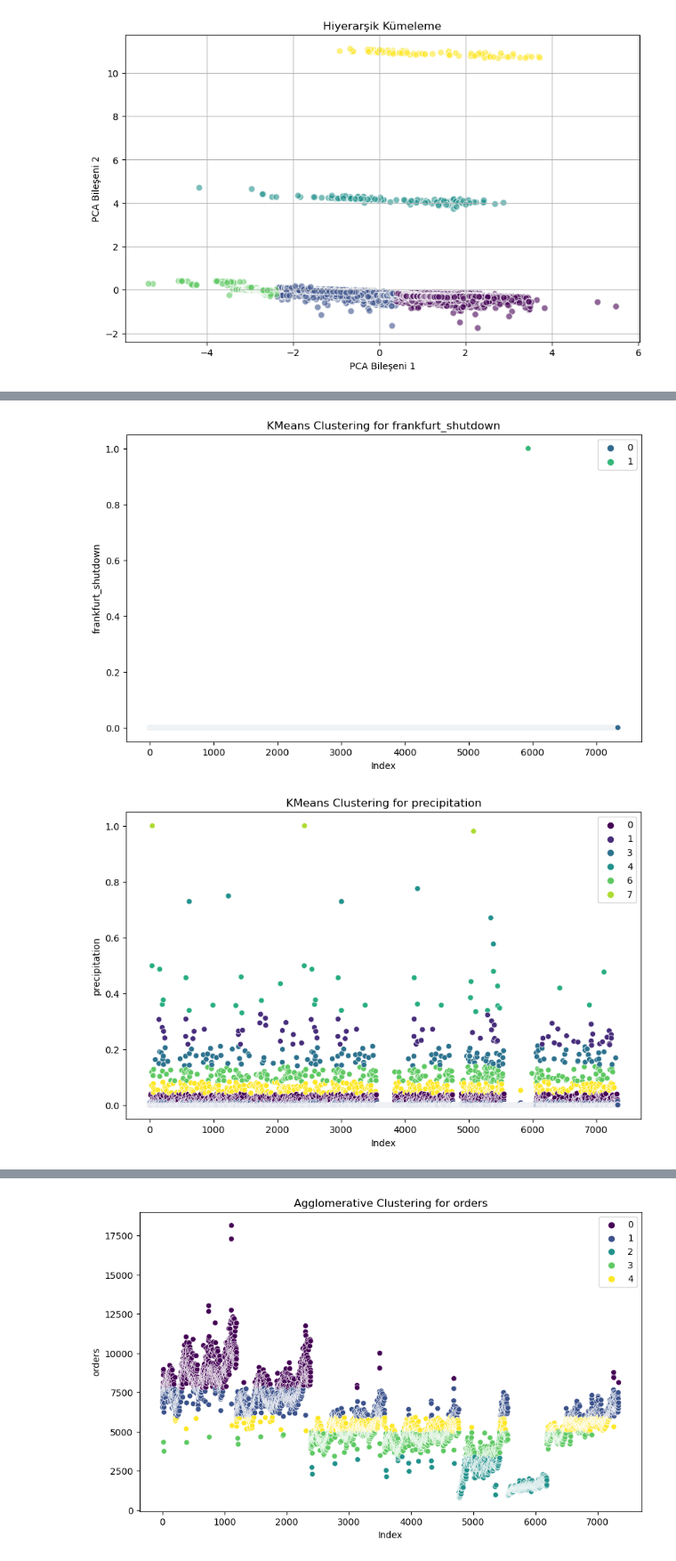
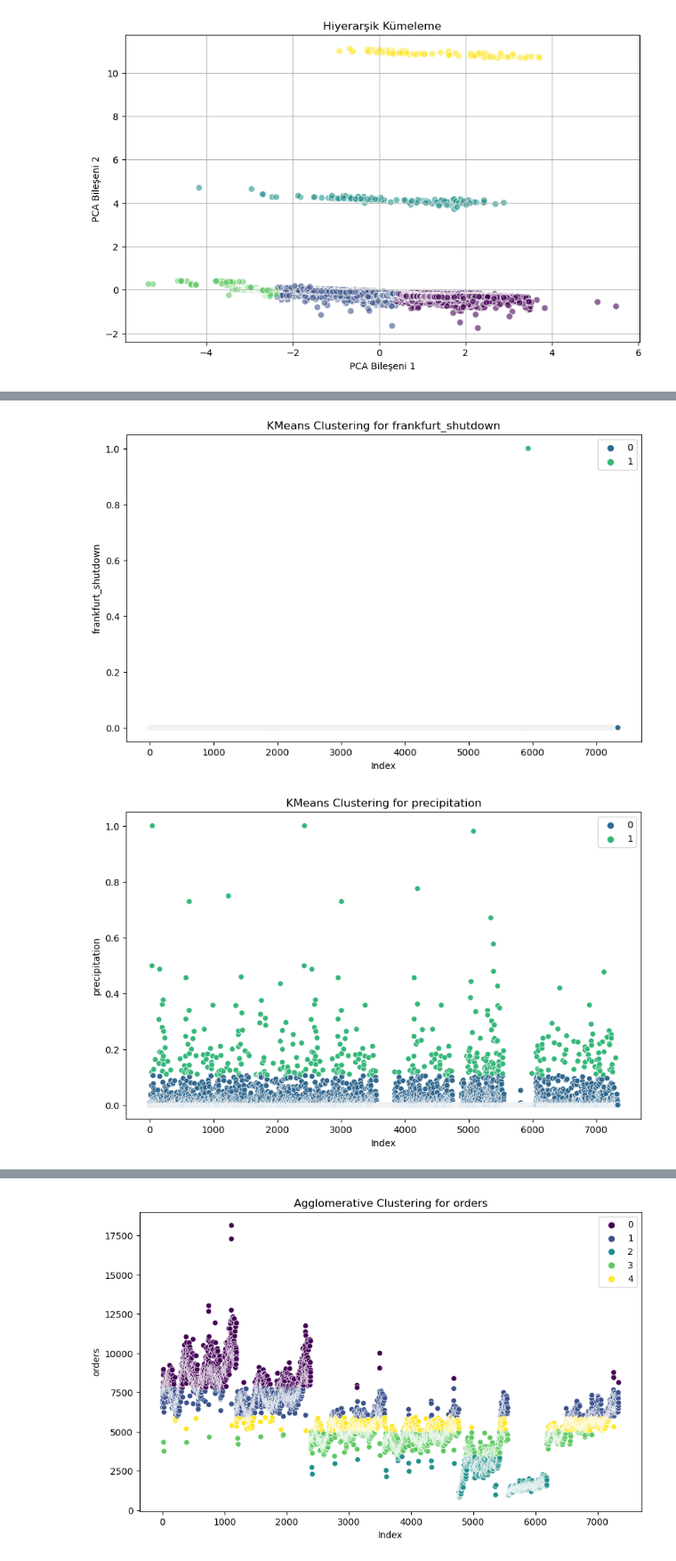
Before and after one commit to iremnursener/Data-Science-Kaggle-Competitions, a Jupyter notebook: Rohlik Orders Forecasting/CLUSTERING ALPER.ipynb, the cells around one changed output, grey strips where cells are left out. Shown at 89% size. Drawn from its saved outputs; the diff is of its cells as text; code cells hidden in the pictures.

```diff
--- a/Rohlik Orders Forecasting/CLUSTERING ALPER.ipynb
+++ b/Rohlik Orders Forecasting/CLUSTERING ALPER.ipynb
@@ -238,7 +239,7 @@ array([[ 0.62292621, -0.16736548, -0.01167298, -0.02335072, -0.10497278,
 sse = []
 kume_sayilari = range(1, 11)
 for k in kume_sayilari:
-    kmeans = KMeans(n_clusters=k, random_state=42)
+    kmeans = KMeans(n_clusters=k, random_state=42,n_init=10)
     kmeans.fit(train_normalize)
     sse.append(kmeans.inertia_)
 
@@ -273,27 +274,12 @@ plt.show()
 # %% [output]
 [figure]
 # %%
-from sklearn.preprocessing import StandardScaler
-from sklearn.decomposition import PCA
-from sklearn.cluster import KMeans, DBSCAN, AgglomerativeClustering
-import matplotlib.pyplot as plt
-
-# Numerik sütunların seçimi
-numerik_sutunlar = ['orders', 'holiday', 'shutdown', 'mini_shutdown', 'shops_closed',
-                    'winter_school_holidays', 'school_holidays', 'blackout',
-                    'mov_change', 'frankfurt_shutdown', 'precipitation', 'snow',
-                    'user_activity_1', 'user_activity_2']
-
-# Verilerin normalizasyonu
-scaler = StandardScaler()
-train_normalize = scaler.fit_transform(train[numerik_sutunlar])
-
 # PCA ile boyut indirgeme (ilk 2 bileşen)
 pca = PCA(n_components=2)
 pca_data = pca.fit_transform(train_normalize)
 
 # K-Means uygulama
-kmeans = KMeans(n_clusters=9, random_state=42)
+kmeans = KMeans(n_clusters=9, random_state=42,n_init=10)
 kmeans.fit(pca_data)
 kume_etiketleri = kmeans.labels_
 
@@ -394,3 +378,17 @@ plt.grid(True)
 plt.show()
 # %% [output]
 [figure]
+# %%
+def find_optimal_cluster_column_kmeans(column, train_data, k_range=range(2, 11), random_state=42):
+    silhouette_scores = []
+
+    for k in k_range:
+        kmeans = KMeans(n_clusters=k, random_state=random_state, n_init = 10)
+        clusters = kmeans.fit_predict(train_data[[column]])
+        score = silhouette_score(train_data[[column]], clusters)
+        silhouette_scores.append(score)
+
+    max_score = max(silhouette_scores)
+    best_k = k_range[silhouette_scores.index(max_score)]
+
+    return best_k
@@ -397,7 +400,13 @@ plt.show()
 # %%
+# KMeans Clustering
 for column in numerik_sutunlar:
-    # KMeans Clustering
-    kmeans = KMeans(n_clusters=9)
+
+    # Optimal küme sayısını bulma
+    optimal_k = find_optimal_cluster_column_kmeans(column, train)
+
+    if optimal_k is None:
+        optimal_k = 3  # Varsayılan küme sayısı
+    kmeans = KMeans(n_clusters=optimal_k)
     clusters = kmeans.fit_predict(train[[column]])
 
     # Sonuçların görselleştirilmesi
@@ -419,3 +428,3 @@ for column in numerik_sutunlar:
 [figure]
 [figure]
-[figure, old version]
+[figure, new version]
```
Also changed, not shown: parts of 10 cells of this notebook.
